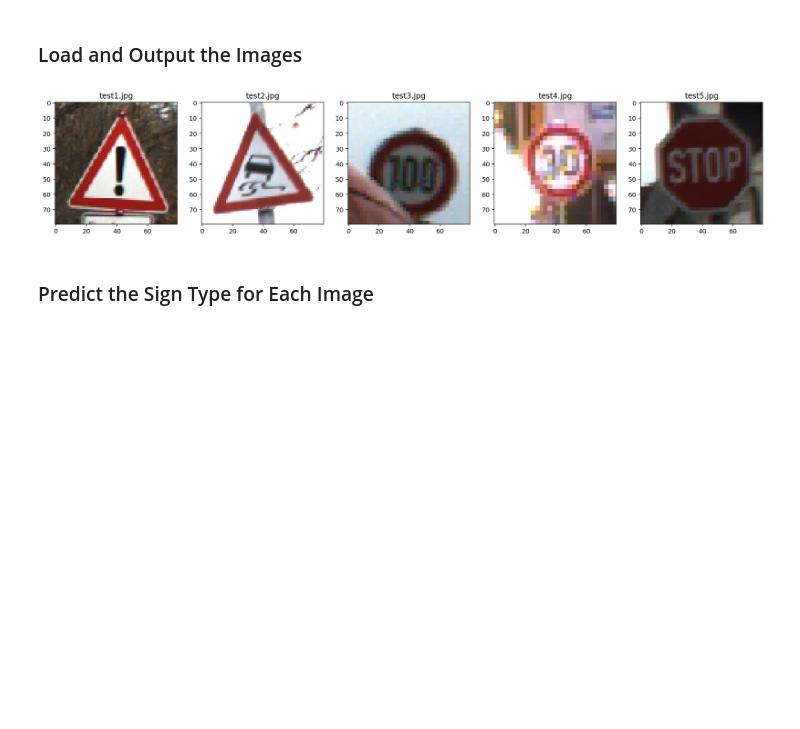
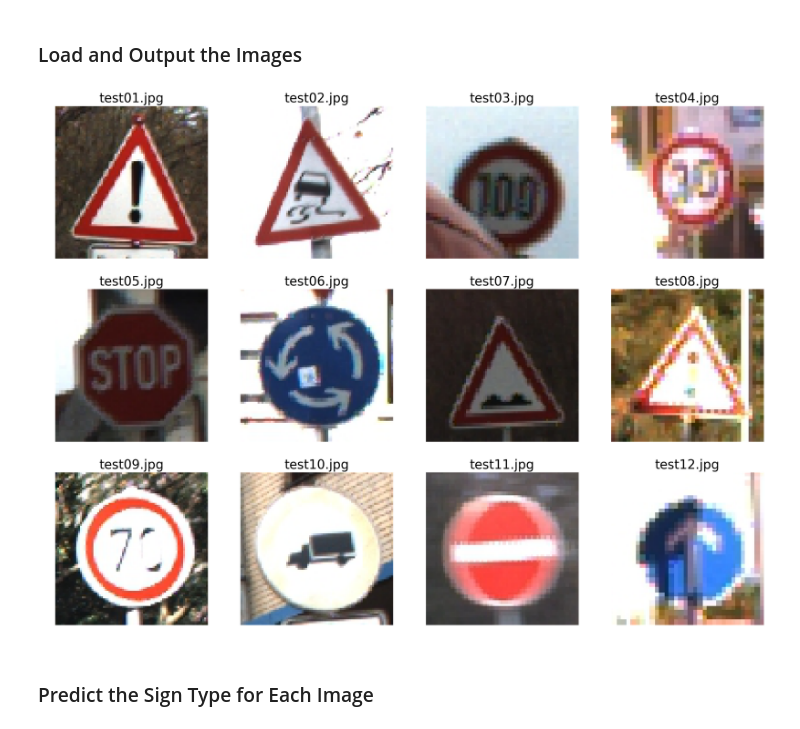
Before and after one commit to yoon-gu/CarND-Traffic-Sign-Classifier-Project, a Jupyter notebook: Traffic_Sign_Classifier.ipynb, the cells around one changed output. Saved outputs shown, nothing was run; the diff lists cells and outputs as text; code cells hidden in the pictures; blank space fills up the shorter version.

```diff
--- a/Traffic_Sign_Classifier.ipynb
+++ b/Traffic_Sign_Classifier.ipynb
@@ -334,21 +305,22 @@ You may find `signnames.csv` useful as it contains mappings from the class id (i
 # %%
 ### Load the images and plot them here.
 ### Feel free to use as many code cells as needed.
 import os
 import matplotlib.image as mpimg
 from skimage.transform import resize
 
 test_images = sorted(os.listdir('./test_images/'))
-plt.figure(figsize=(20, 10))
+plt.figure(figsize=(20, 15))
 for i, test_image in enumerate(test_images):
     img_path = './test_images/' + test_image
     img = mpimg.imread(img_path)
-    plt.subplot(1, 5, i+1)
+    plt.subplot(3, 4, i+1)
     plt.imshow(img)
-    plt.title(test_image)
+    plt.axis('off')
+    plt.title(test_image, fontsize=20)
 plt.show()
 # %% [output]
-[figure, old version]
+[figure, new version]
 # %% [markdown]
 ### Predict the Sign Type for Each Image
 # %%
```
Also changed, not shown: parts of 9 cells of this notebook.
